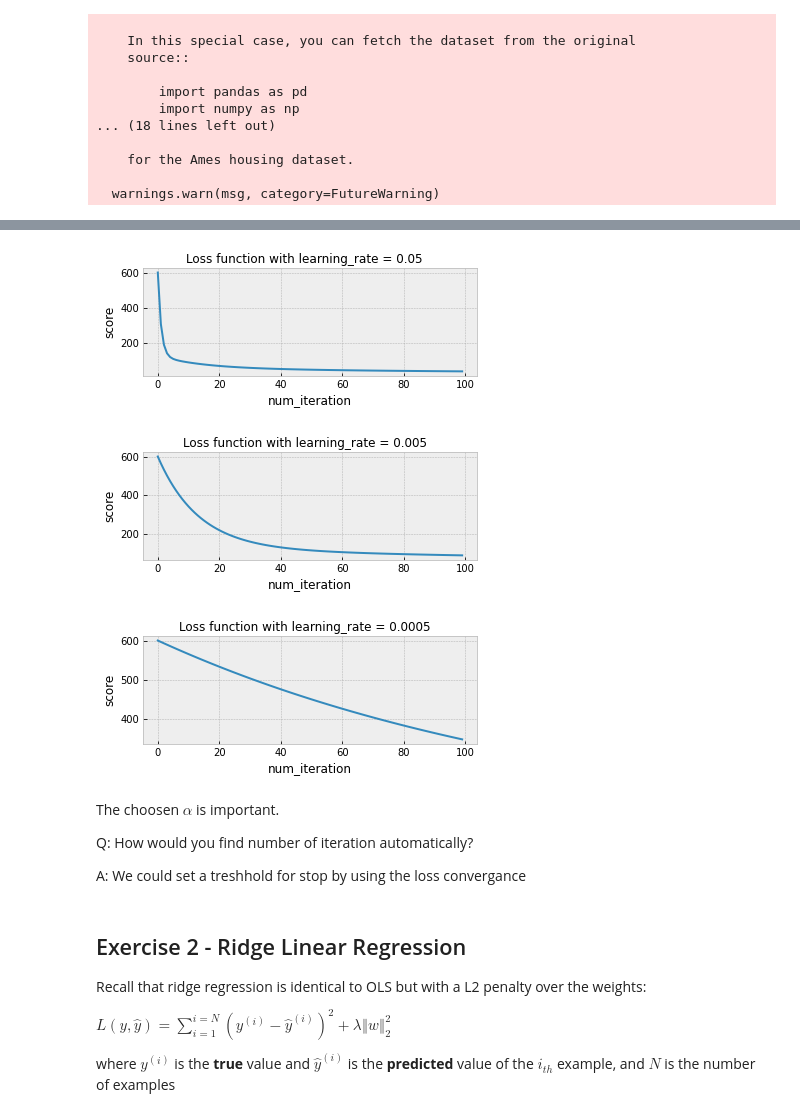
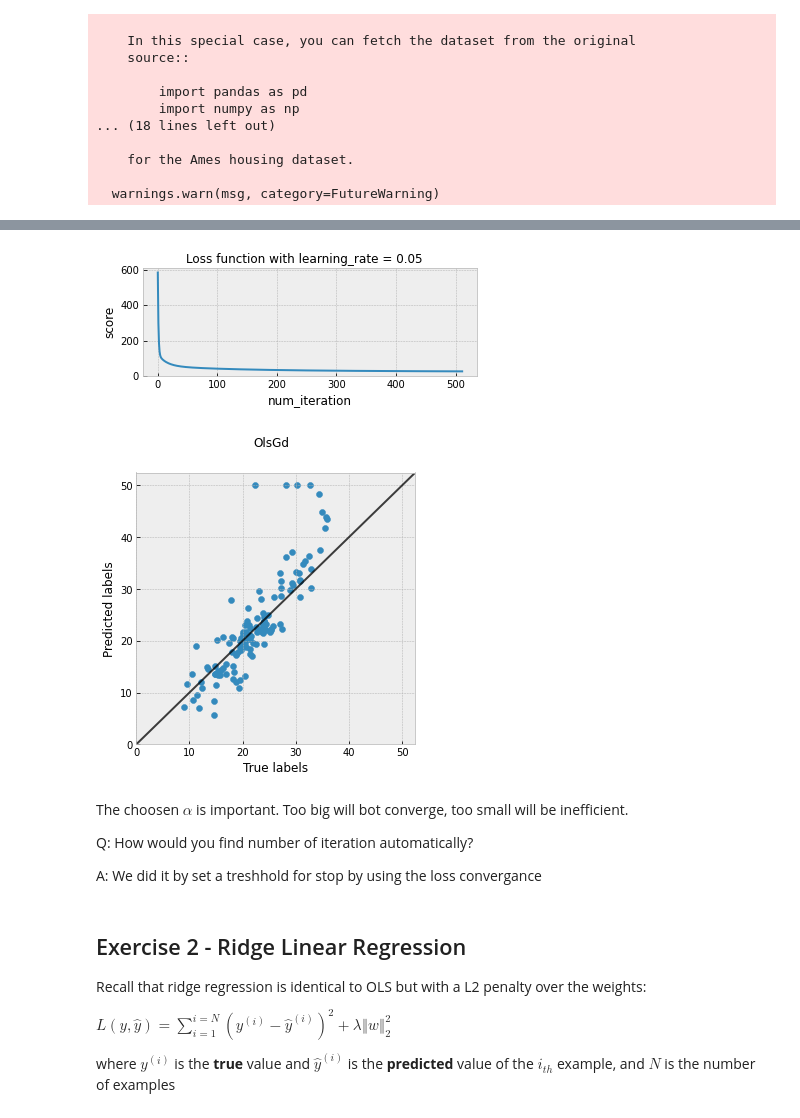
Before and after one commit to tansla/ydata_supervised_hw2, a Jupyter notebook: Regression_&_Regularization_Exercise.ipynb, the cells around one changed output, grey strips where cells are left out. Cells and saved outputs as stored; diff of their text form; code cells hidden in the pictures.

```diff
--- a/Regression_&_Regularization_Exercise.ipynb
+++ b/Regression_&_Regularization_Exercise.ipynb
@@ -266,7 +270,9 @@ class OlsGd(Ols):
                normalize=True,
                early_stop=True,
                verbose=True,
-               track_loss=False):
+               track_loss=False,
+               threshold = 0.01
+               ):
 
     super(OlsGd, self).__init__()
     self.learning_rate = learning_rate
@@ -276,6 +282,7 @@ class OlsGd(Ols):
     self.normalizer = Normalizer()
     self.verbose = verbose
     self.track_loss = track_loss
+    self.threshold = threshold
 
   def _fit(self, X, Y, reset=True):
     #remember to normalize the data before starting
@@ -289,7 +296,7 @@ class OlsGd(Ols):
       losses.append(self.score(self.__predict(X),Y))
       self._step(X,Y)
       if (epoch > 2) & (self.early_stop):
-        if losses[-1] > losses[-2]:
+        if (losses[-1] > losses[-2]) or (losses[-2] - losses[-1] < self.threshold):
           break
       if self.verbose:
         print(f'Epoch={epoch}, MSE={losses[-1]:.6f}')
@@ -318,20 +342,20 @@ class OlsGd(Ols):
 # %%
 X_train, X_test, y_train, y_test = train_test_split(X, y, test_size=0.25)
-for learning_rate in [0.05,0.005, 0.0005]:
-    my_ols = OlsGd(num_iteration=100,learning_rate=learning_rate, early_stop=False, track_loss=True, verbose=False)
-    my_ols.fit(X_train,y_train)
-    y_pred = my_ols.predict(X_test)
-    my_ols.score(y_pred,y_test)
+learning_rate  = 0.05
+my_ols = OlsGd(num_iteration=1000,learning_rate=learning_rate, early_stop=True, track_loss=True, verbose=False)
+my_ols.fit(X_train,y_train)
+y_pred = my_ols.predict(X_test)
+my_ols.score(y_pred,y_test)
+plot_scatter(y_pred,y_test, 'OlsGd')
 # %% [output]
-[figure, old version]
+[figure, new version]
-[figure, old version]
+[figure, new version]
-[figure, removed]
 # %% [markdown]
-The choosen $\alpha$ is important.
+The choosen $\alpha$ is important. Too big will bot converge, too small will be inefficient.
 
 Q: How would you find number of iteration automatically?
 
-A: We could set a treshhold for stop by using the loss convergance
+A: We did it by set a treshhold for stop by using the loss convergance
 # %% [markdown]
 ## Exercise 2 - Ridge Linear Regression
 
```
Also changed, not shown: parts of 13 cells of this notebook.
